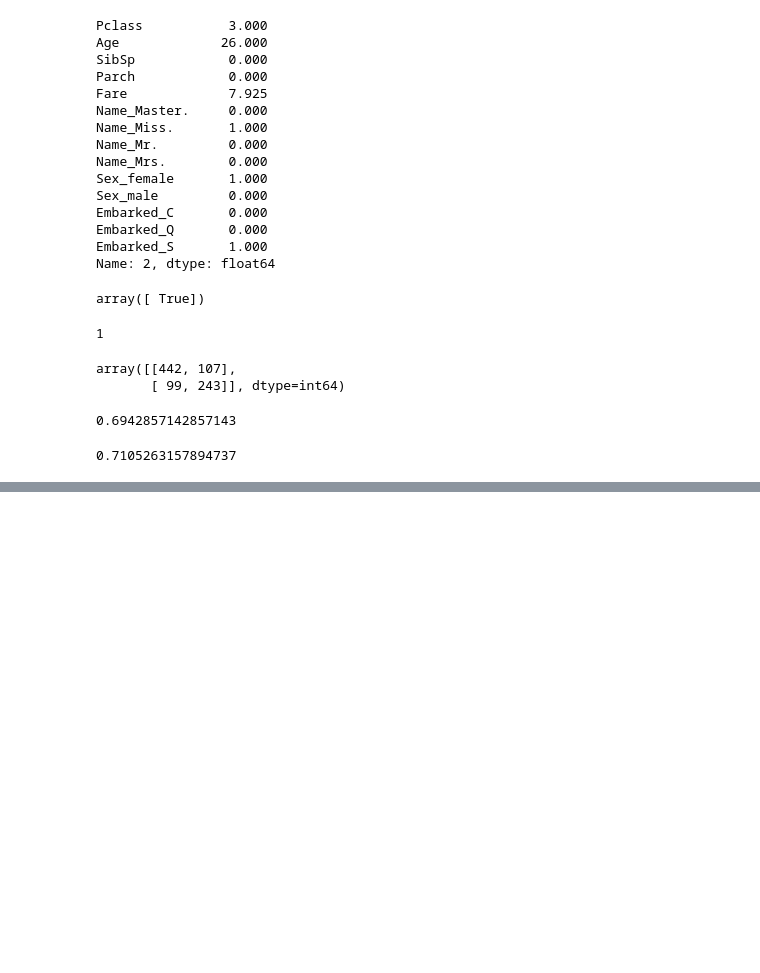
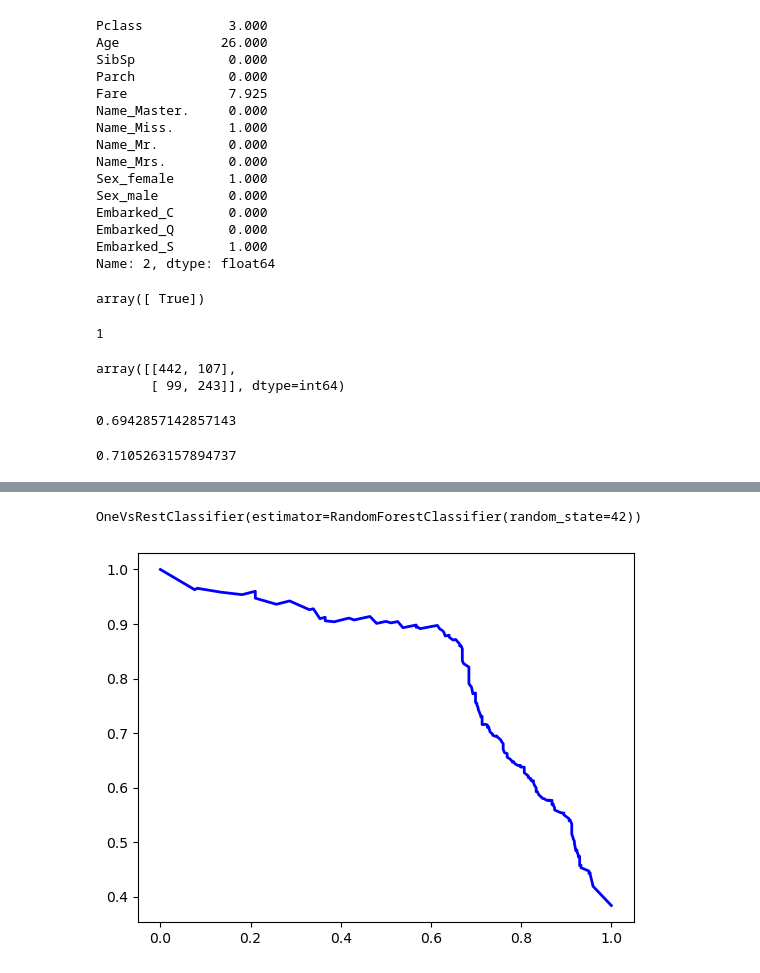
Before and after one commit to hoipranav/ML-Projects, a Jupyter notebook: Titanic Survival Prediction/Model_built.ipynb, the cells around one changed output, grey strips where cells are left out. Saved outputs shown, nothing was run; the diff lists cells and outputs as text; code cells hidden in the pictures; blank space fills up the shorter version.

```diff
--- a/Titanic Survival Prediction/Model_built.ipynb
+++ b/Titanic Survival Prediction/Model_built.ipynb
@@ -484,0 +459,8 @@ AttributeError: 'numpy.ndarray' object has no attribute 'iloc'
+# %%
+ovr_clf.fit(final_set, train_labels)
+# %% [output]
+OneVsRestClassifier(estimator=RandomForestClassifier(random_state=42))
+# %%
+pred = cross_val_predict(ovr_clf, final_set, train_labels, cv=3, method="predict_proba")
+# %%
+pred = pred[:, 1]
@@ -484,0 +469,6 @@ AttributeError: 'numpy.ndarray' object has no attribute 'iloc'
+# %%
+precisions, recalls, thresholds = precision_recall_curve(train_labels, pred)
+# %%
+plt.plot(recalls, precisions, "b-", linewidth=2);
+# %% [output]
+[figure, added]
```
Also changed, not shown: parts of 40 cells of this notebook.
